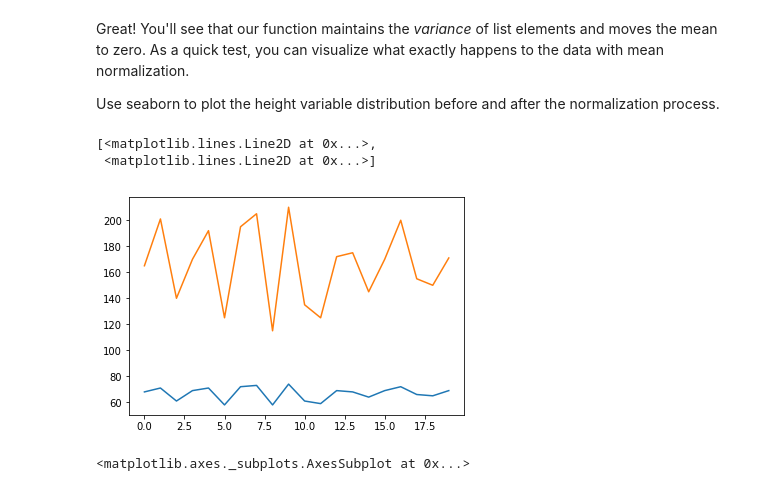
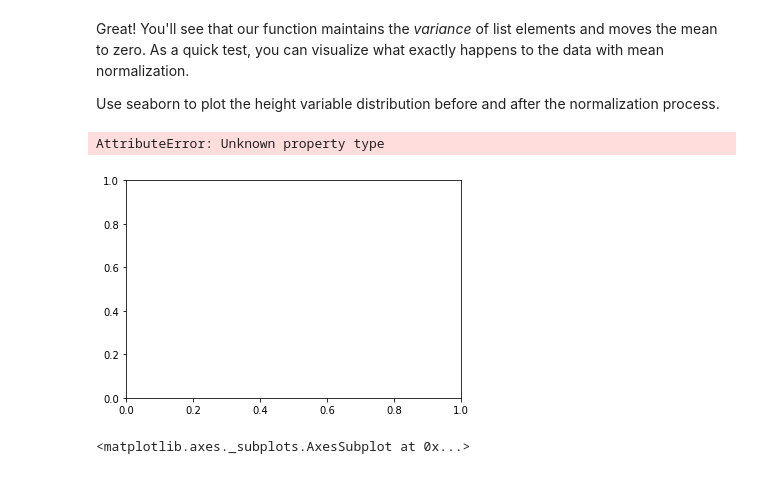
Before and after one commit to justinlee3/dsc-enterprise-hsbc-correlation-covariance-lab-hsbc-ds-081319, a Jupyter notebook: index.ipynb, the cells around one changed output. Cells and saved outputs as stored; diff of their text form; code cells hidden in the pictures.

```diff
--- a/index.ipynb
+++ b/index.ipynb
@@ -108,13 +108,12 @@ Use seaborn to plot the height variable distribution before and after the normal
 # %%
 # Visualize the height data distribution before and after mean normalization
 import seaborn as sns
 import matplotlib.pyplot as plt
 sns.set
-plt.plot(df, )
+plt.plot(df, type = "barh")
 # %% [output]
-[<matplotlib.lines.Line2D at 0x...>,
- <matplotlib.lines.Line2D at 0x...>]
+AttributeError: Unknown property type
-[figure, old version]
+[figure, new version]
 # %%
 # %% [output]
 <matplotlib.axes._subplots.AxesSubplot at 0x...>
```
